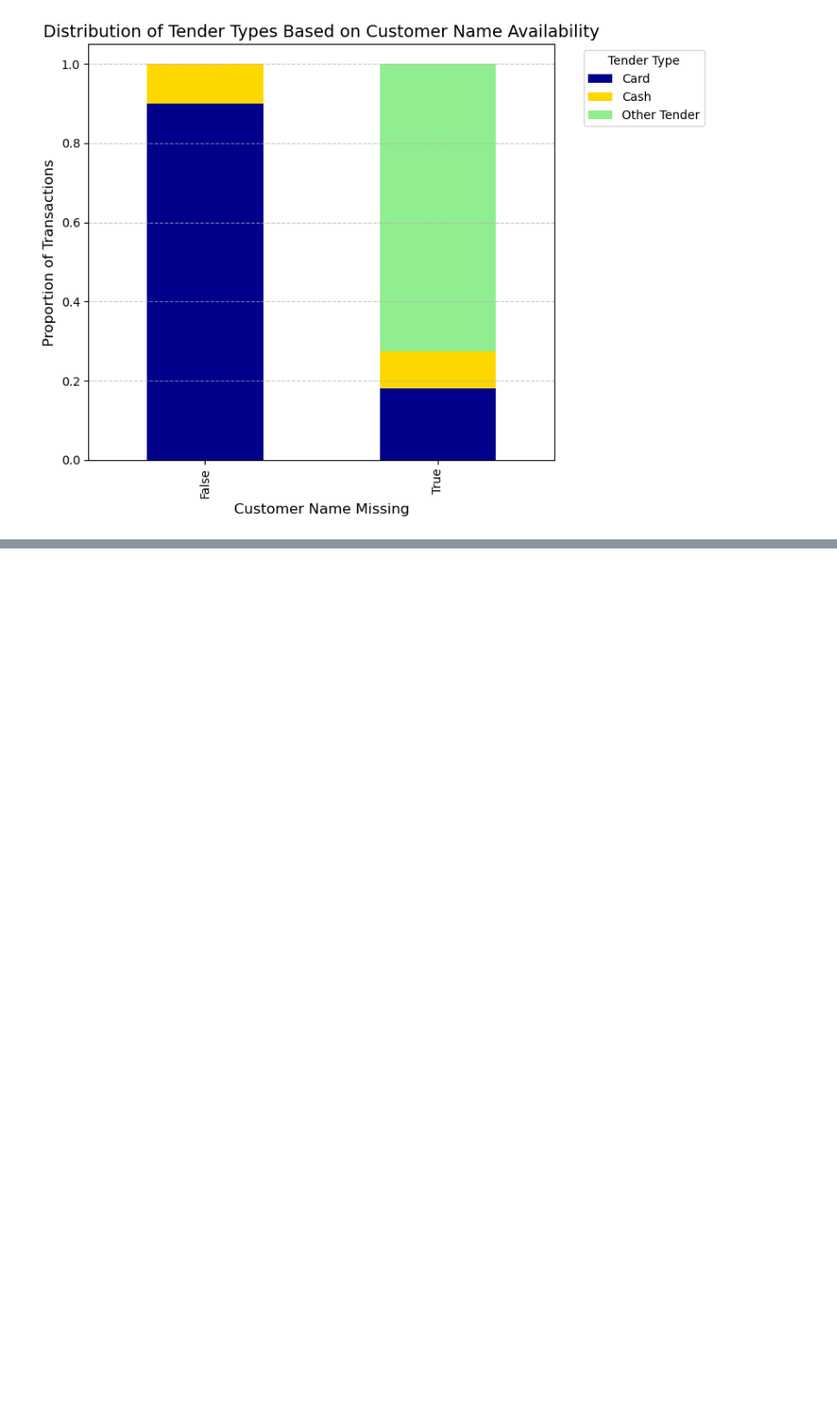
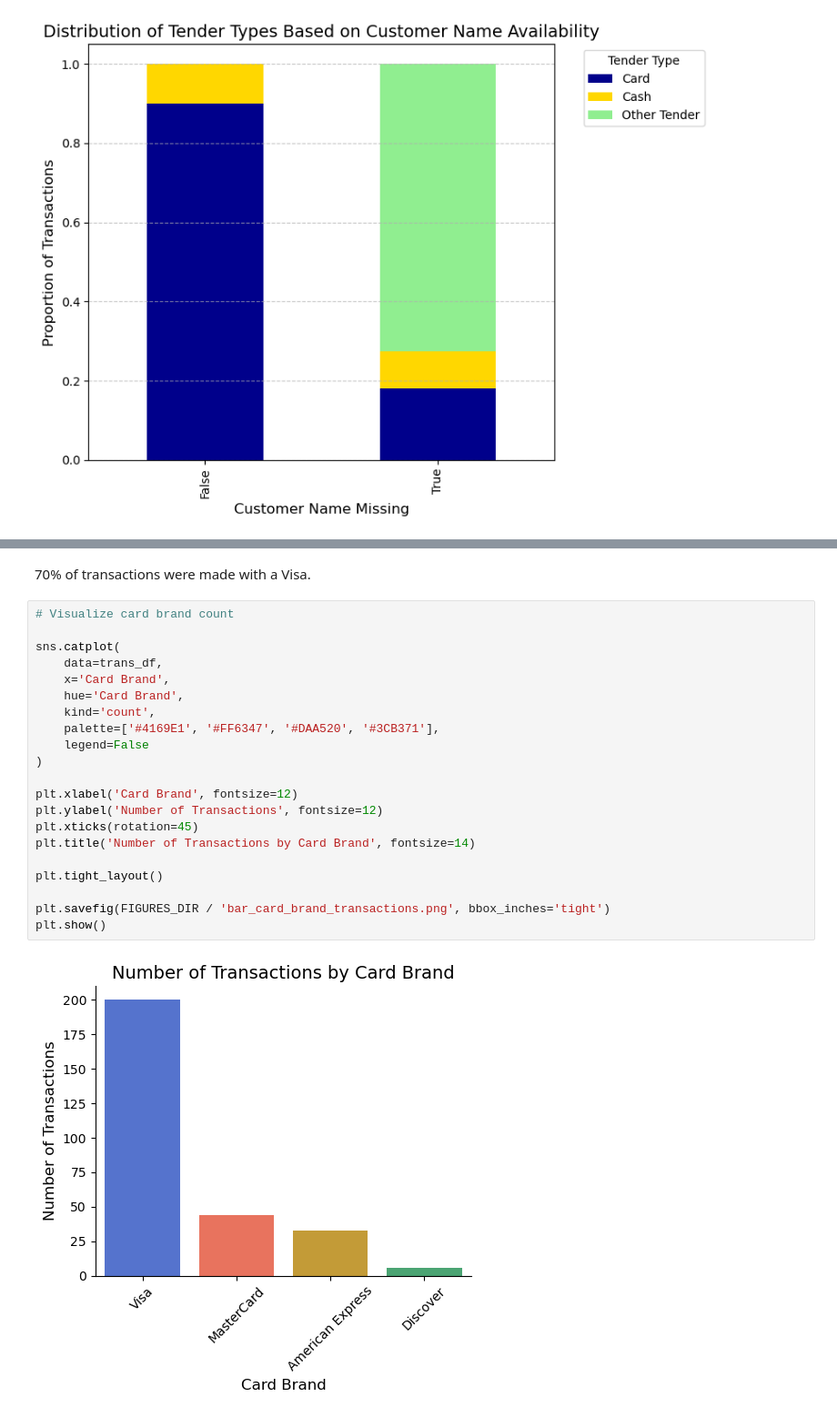
Before and after one commit to ajamkotc/belly_rubb_analysis, a Jupyter notebook: notebooks/1.0-aj-initial-data-exploration.ipynb, the cells around one changed output, grey strips where cells are left out. Shown at 91% size. Cells and saved outputs as stored; diff of their text form; blank space fills up the shorter version.

```diff
--- a/notebooks/1.0-aj-initial-data-exploration.ipynb
+++ b/notebooks/1.0-aj-initial-data-exploration.ipynb
@@ -1101,0 +1473,25 @@ plt.show()
+# %% [markdown]
+70% of transactions were made with a Visa.
+# %%
+# Visualize card brand count
+
+sns.catplot(
+    data=trans_df,
+    x='Card Brand',
+    hue='Card Brand',
+    kind='count',
+    palette=['#4169E1', '#FF6347', '#DAA520', '#3CB371'],
+    legend=False
+)
+
+plt.xlabel('Card Brand', fontsize=12)
+plt.ylabel('Number of Transactions', fontsize=12)
+plt.xticks(rotation=45)
+plt.title('Number of Transactions by Card Brand', fontsize=14)
+
+plt.tight_layout()
+
+plt.savefig(FIGURES_DIR / 'bar_card_brand_transactions.png', bbox_inches='tight')
+plt.show()
+# %% [output]
+[figure, added]
```
Also changed, not shown: parts of 73 cells of this notebook, 4 other files.
